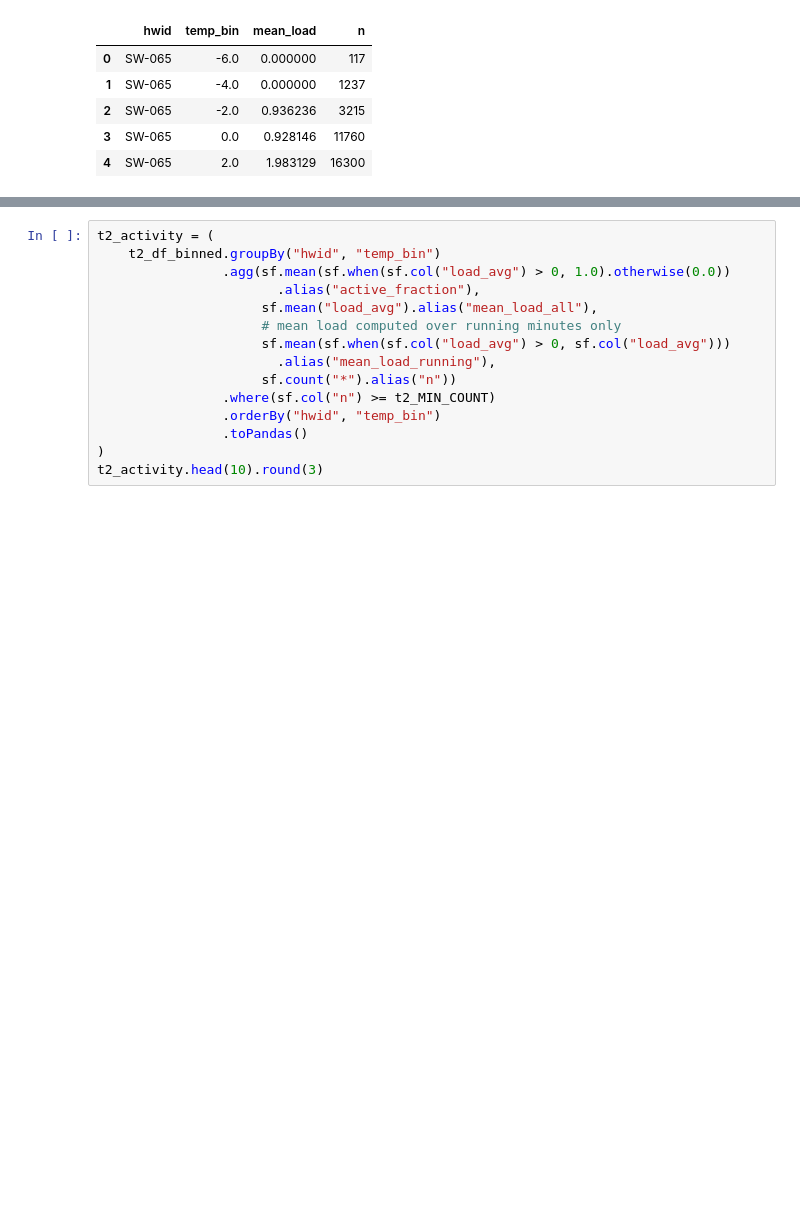
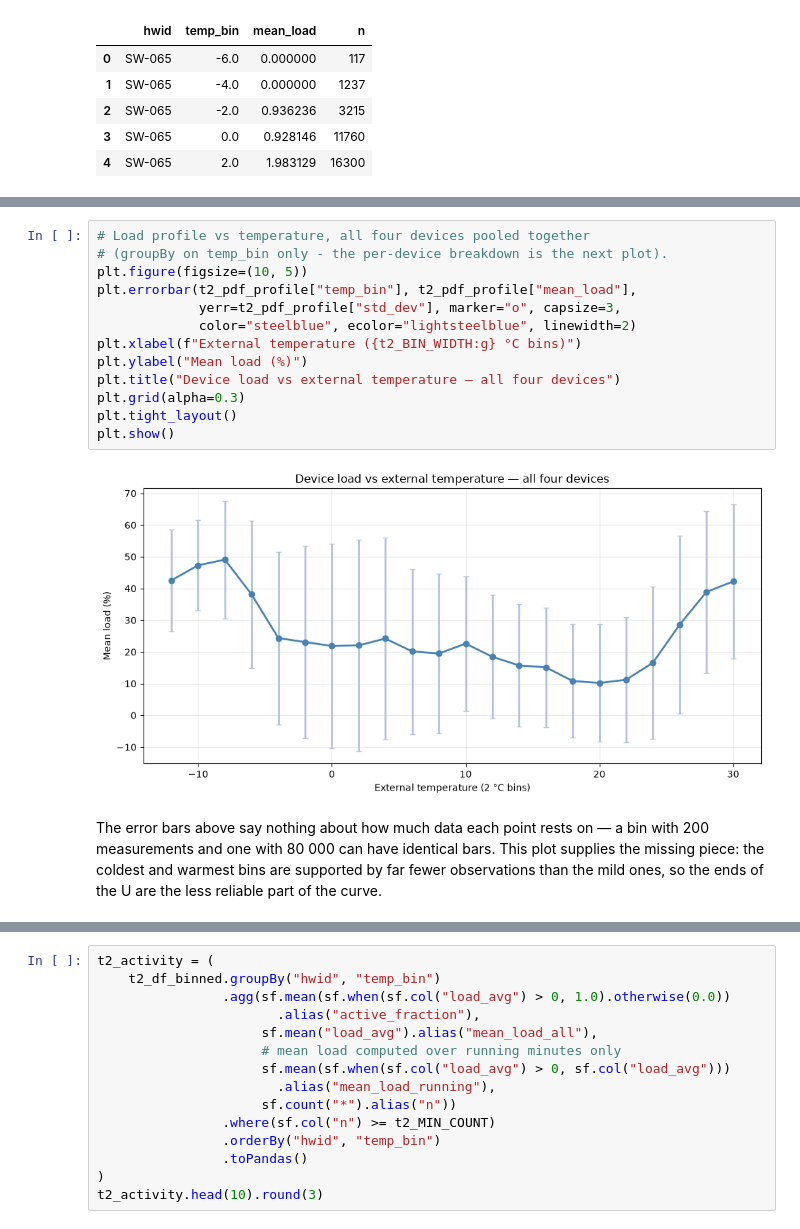
Before and after one commit to PasqualeAndreacchio/AnomalyDection-Spark, a Jupyter notebook: anomaly_detection2.ipynb, the cells around one changed output, grey strips where cells are left out. Cells and saved outputs as stored; diff of their text form; blank space fills up the shorter version.

Commit message:
Task 2: analysis per device

```diff
--- a/anomaly_detection2.ipynb
+++ b/anomaly_detection2.ipynb
@@ -583,0 +671,21 @@ t2_prof_dev.head()
+# %%
+# Load profile vs temperature, all four devices pooled together
+# (groupBy on temp_bin only - the per-device breakdown is the next plot).
+plt.figure(figsize=(10, 5))
+plt.errorbar(t2_pdf_profile["temp_bin"], t2_pdf_profile["mean_load"],
+             yerr=t2_pdf_profile["std_dev"], marker="o", capsize=3,
+             color="steelblue", ecolor="lightsteelblue", linewidth=2)
+plt.xlabel(f"External temperature ({t2_BIN_WIDTH:g} °C bins)")
+plt.ylabel("Mean load (%)")
+plt.title("Device load vs external temperature — all four devices")
+plt.grid(alpha=0.3)
+plt.tight_layout()
+plt.show()
+# %% [output]
+[figure, new version]
+# %% [markdown]
+The error bars above say nothing about how much data each point rests on — a
+bin with 200 measurements and one with 80 000 can have identical bars. This
+plot supplies the missing piece: the coldest and warmest bins are supported by
+far fewer observations than the mild ones, so the ends of the U are the less
+reliable part of the curve.
```
Also changed, not shown: parts of 47 cells of this notebook, 6 other files.
